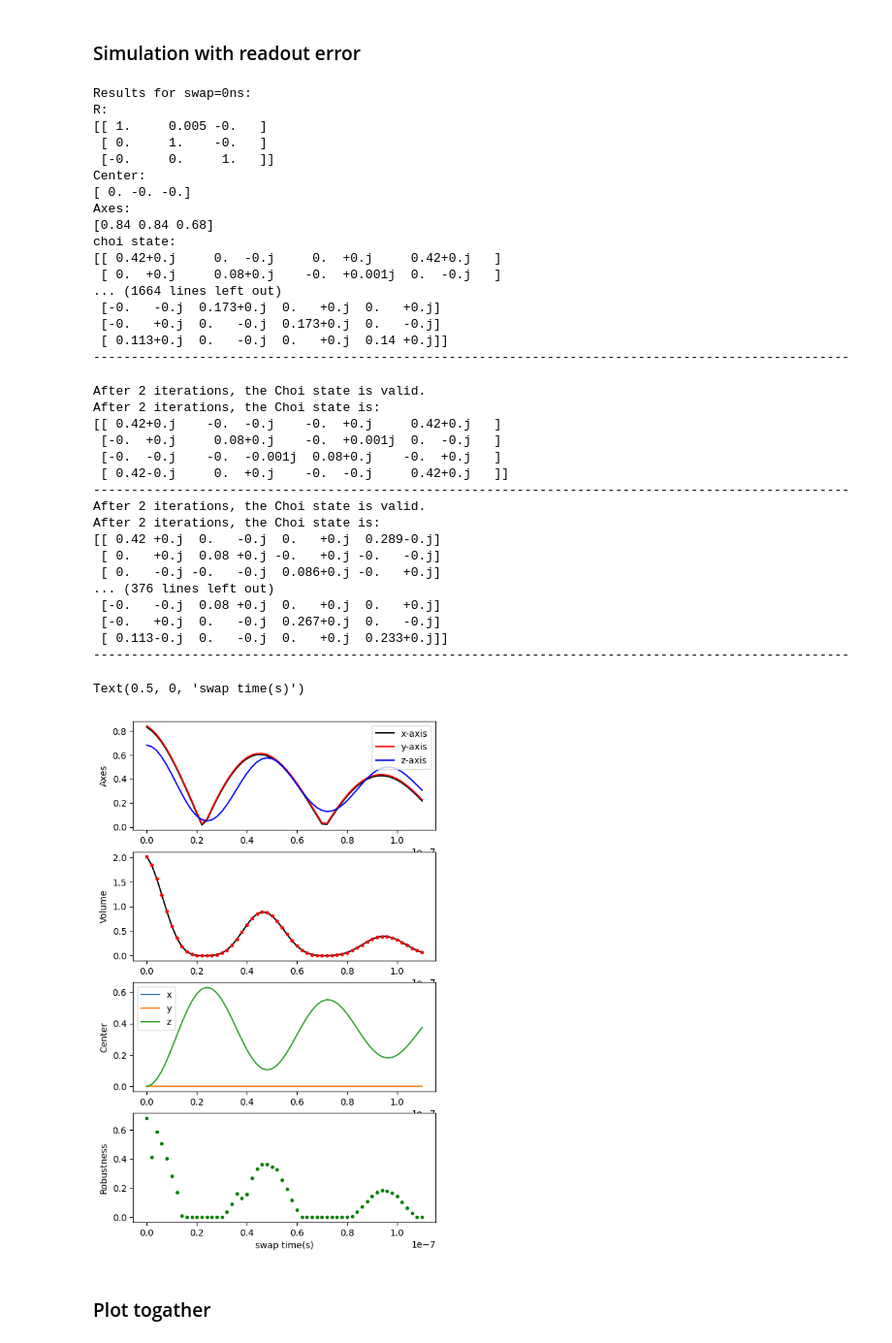
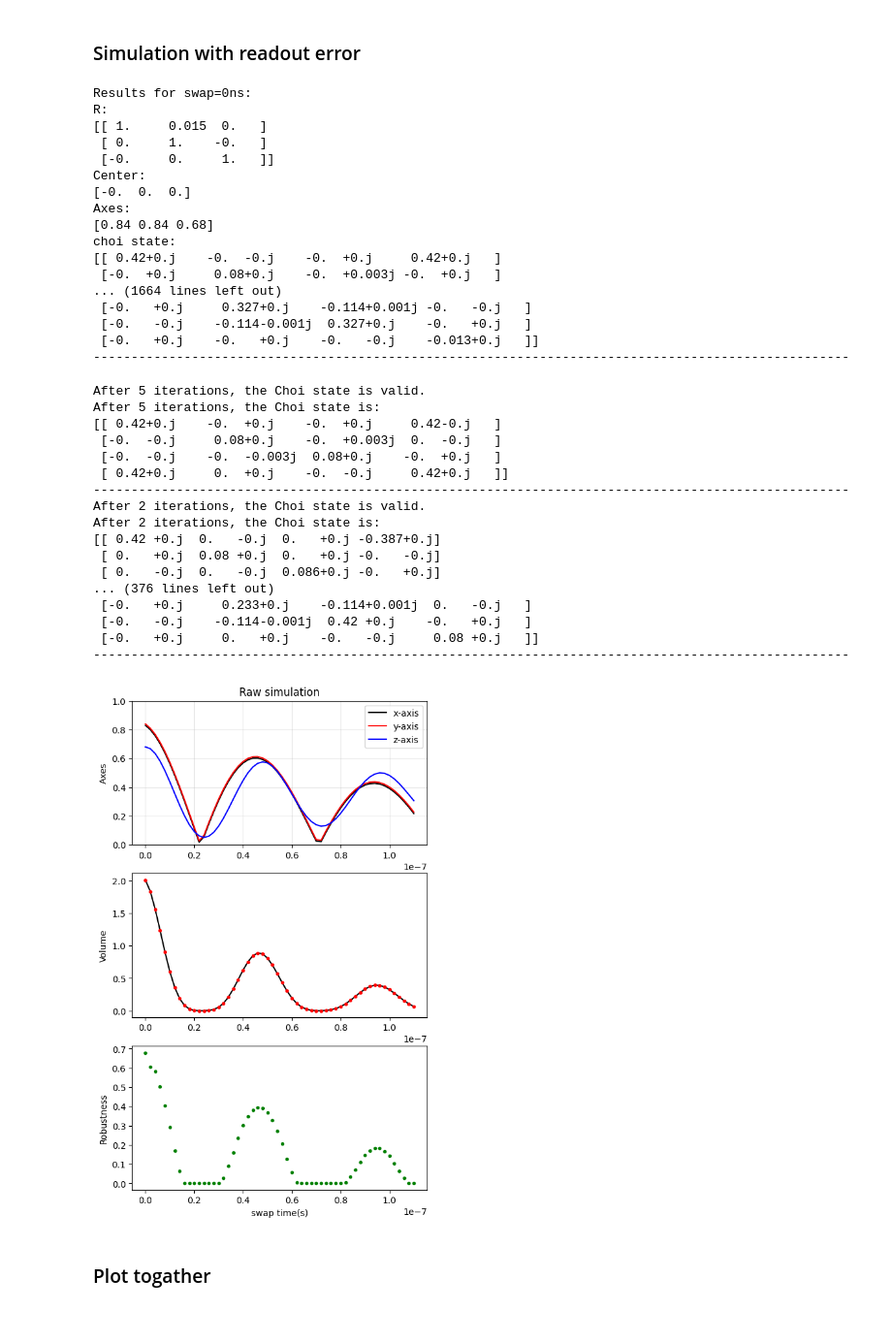
Before and after one commit to 44hsiang/quantum_memory_data, a Jupyter notebook: non_Markovian_data.ipynb, the cells around one changed output. Shown at 97% size. Saved outputs shown, nothing was run; the diff lists cells and outputs as text; code cells hidden in the pictures.

```diff
--- a/non_Markovian_data.ipynb
+++ b/non_Markovian_data.ipynb
@@ -233,7 +237,7 @@ non_Markovian_data['raw'] = non_Markovian_data_raw
 from quam_libs.macros import generate_uniform_sphere_angles
 swap_time = np.arange(0, 111e-9,2e-9)  # time in seconds
 
-n_points =500
+n_points =1000
 error_rate = 0.16
 t1 = 1.5e-6
 t2= 0.14e-6
@@ -367,20 +371,20 @@ for key in keys:
 # %% [output]
 Results for swap=0ns:
 R:
-[[ 1.     0.005 -0.   ]
+[[ 1.     0.015  0.   ]
  [ 0.     1.    -0.   ]
  [-0.     0.     1.   ]]
 Center:
-[ 0. -0. -0.]
+[-0.  0.  0.]
 Axes:
 [0.84 0.84 0.68]
 choi state:
-[[ 0.42+0.j     0.  -0.j     0.  +0.j     0.42+0.j   ]
- [ 0.  +0.j     0.08+0.j    -0.  +0.001j  0.  -0.j   ]
+[[ 0.42+0.j    -0.  -0.j    -0.  +0.j     0.42+0.j   ]
+ [-0.  +0.j     0.08+0.j    -0.  +0.003j -0.  +0.j   ]
 ... (1664 lines left out)
- [-0.   -0.j  0.173+0.j  0.   +0.j  0.   +0.j]
- [-0.   +0.j  0.   -0.j  0.173+0.j  0.   -0.j]
- [ 0.113+0.j  0.   -0.j  0.   +0.j  0.14 +0.j]]
+ [-0.   +0.j     0.327+0.j    -0.114+0.001j -0.   -0.j   ]
+ [-0.   -0.j    -0.114-0.001j  0.327+0.j    -0.   +0.j   ]
+ [-0.   +0.j    -0.   +0.j    -0.   -0.j    -0.013+0.j   ]]
 ----------------------------------------------------------------------------------------------------
 # %%
 from quam_libs.quantum_memory.legacy.marcos import diagnose_choi_states
@@ -398,22 +402,22 @@ for i,key in enumerate(swap_result_dict.keys()):
     print('-'*100)
     swap_result_dict[key]["choi state"] = choi
 # %% [output]
-After 2 iterations, the Choi state is valid.
-After 2 iterations, the Choi state is:
-[[ 0.42+0.j    -0.  -0.j    -0.  +0.j     0.42+0.j   ]
- [-0.  +0.j     0.08+0.j    -0.  +0.001j  0.  -0.j   ]
- [-0.  -0.j    -0.  -0.001j  0.08+0.j    -0.  +0.j   ]
- [ 0.42-0.j     0.  +0.j    -0.  -0.j     0.42+0.j   ]]
+After 5 iterations, the Choi state is valid.
+After 5 iterations, the Choi state is:
+[[ 0.42+0.j    -0.  +0.j    -0.  +0.j     0.42-0.j   ]
+ [-0.  -0.j     0.08+0.j    -0.  +0.003j  0.  -0.j   ]
+ [-0.  -0.j    -0.  -0.003j  0.08+0.j    -0.  +0.j   ]
+ [ 0.42+0.j     0.  +0.j    -0.  -0.j     0.42+0.j   ]]
 ----------------------------------------------------------------------------------------------------
 After 2 iterations, the Choi state is valid.
 After 2 iterations, the Choi state is:
-[[ 0.42 +0.j  0.   -0.j  0.   +0.j  0.289-0.j]
- [ 0.   +0.j  0.08 +0.j -0.   +0.j -0.   -0.j]
- [ 0.   -0.j -0.   -0.j  0.086+0.j -0.   +0.j]
+[[ 0.42 +0.j  0.   -0.j  0.   +0.j -0.387+0.j]
+ [ 0.   +0.j  0.08 +0.j  0.   +0.j -0.   -0.j]
+ [ 0.   -0.j  0.   -0.j  0.086+0.j -0.   +0.j]
 ... (376 lines left out)
- [-0.   -0.j  0.08 +0.j  0.   +0.j  0.   +0.j]
- [-0.   +0.j  0.   -0.j  0.267+0.j  0.   -0.j]
- [ 0.113-0.j  0.   -0.j  0.   +0.j  0.233+0.j]]
+ [-0.   +0.j     0.233+0.j    -0.114+0.001j  0.   -0.j   ]
+ [-0.   -0.j    -0.114-0.001j  0.42 +0.j    -0.   +0.j   ]
+ [-0.   +0.j     0.   +0.j    -0.   -0.j     0.08 +0.j   ]]
 ----------------------------------------------------------------------------------------------------
 # %%
 swap_choi_list = [swap_result_dict[key]["choi state"] for key in swap_result_dict.keys()]
@@ -426,37 +430,32 @@ for i,key in enumerate(swap_result_dict.keys()):
 # %%
 axes_list = np.array([swap_result_dict[key]['axes'] for key in sim_swap_analyze.keys()])
 volume_list = np.array([swap_result_dict[key]['volume'] for key in sim_swap_analyze.keys()])
 center_list = np.array([swap_result_dict[key]['center'] for key in sim_swap_analyze.keys()])
 robustness_list = np.array([swap_result_dict[key]['memory robustness'] for key in sim_swap_analyze.keys()])
 
 fig = plt.figure(figsize=(6, 10))
-ax_name = ['axes', 'volume','center', 'QM']
+ax_name = ['axes', 'volume', 'QM']
 ax_axes = fig.add_subplot(len(ax_name), 1, 1)
 ax_volume = fig.add_subplot(len(ax_name), 1, 2)
-ax_center = fig.add_subplot(len(ax_name), 1, 3)
-ax_QM = fig.add_subplot(len(ax_name), 1, 4)
-#ax_axes.set_title('simulation swap')
+ax_QM = fig.add_subplot(len(ax_name), 1, 3)
+ax_axes.set_title('Raw simulation')
 ax_axes.plot(swap_time,axes_list[:, 0]-0.01,'k' ,label='x-axis')
 ax_axes.plot(swap_time,axes_list[:, 1],'r',label='y-axis')
 ax_axes.plot(swap_time,axes_list[:, 2],'b', label='z-axis')
-#ax_axes.set_ylim(0.9, 1.1)  # Adjust the y-axis limits to focus on the axes values
+ax_axes.set_ylim(0, 1)  # Adjust the y-axis limits to focus on the axes values
 ax_axes.legend()
+ax_axes.grid(alpha=0.3)
 ax_axes.set_ylabel('Axes')
 ax_volume.plot(swap_time,volume_list,'k', label='volume')
 ax_volume.plot(swap_time,volume_list,'.r', label='volume')
 #ax_volume.set_ylim(3.5,4.5)
 ax_volume.set_ylabel('Volume')
-ax_center.plot(swap_time,center_list[:,0],label='x')
-ax_center.plot(swap_time,center_list[:,1],label='y')
-ax_center.plot(swap_time,center_list[:,2],label='z')
-ax_center.set_ylabel('Center')
-ax_center.legend()
 ax_QM.plot(swap_time,robustness_list,'.g',label='memory robustness')
 ax_QM.set_ylabel('Robustness')
 ax_QM.set_xlabel('swap time(s)')
+plt.show()
 # %% [output]
-Text(0.5, 0, 'swap time(s)')
-[figure, old version]
+[figure, new version]
 # %%
 non_Markovian_data['sim_raw'] = {key:{
     'data':sim_swap_data[key],
```
Also changed, not shown: parts of 22 cells of this notebook.
